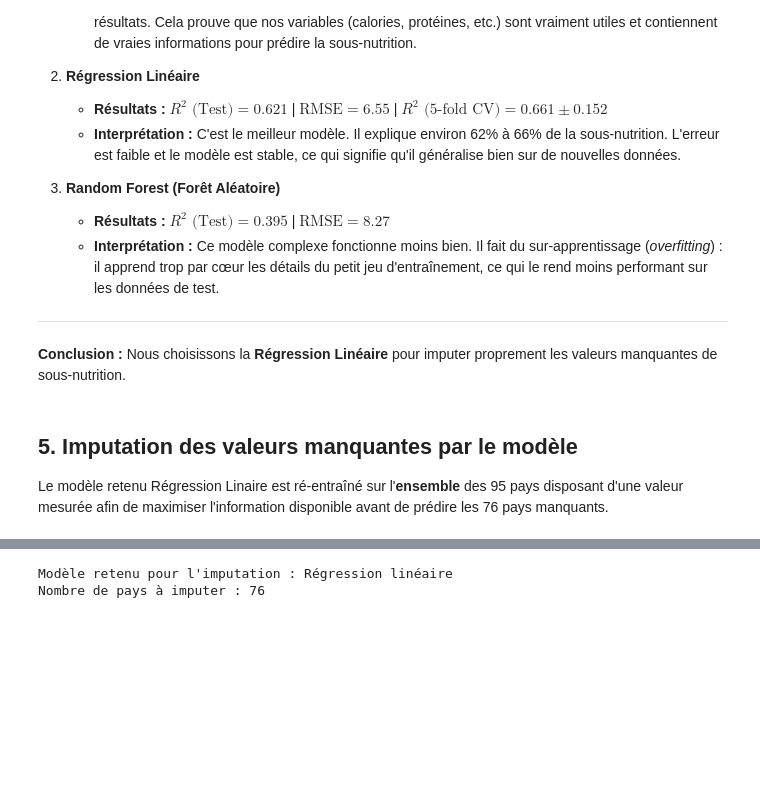
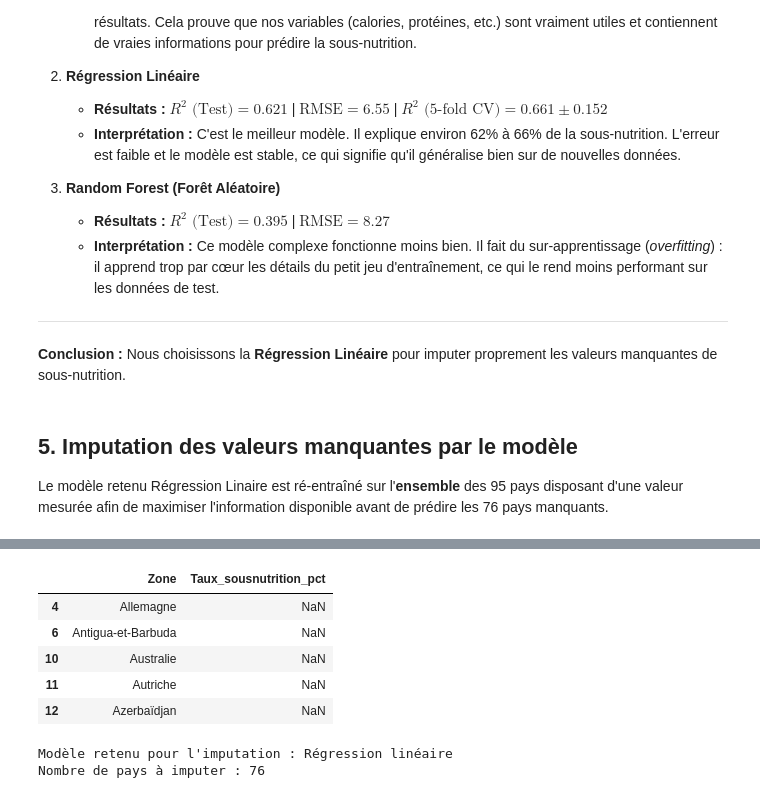
Before and after one commit to XiaoqingGdc/FAO_food_analysis, a Jupyter notebook: FAO_datalab_modelisation.ipynb, the cells around one changed output, grey strips where cells are left out. Drawn from its saved outputs; the diff is of its cells as text; code cells hidden in the pictures; blank space fills up the shorter version.

```diff
--- a/FAO_datalab_modelisation.ipynb
+++ b/FAO_datalab_modelisation.ipynb
@@ -261,3 +277,12 @@ prédire les 76 pays manquants.
+# %%
+df_a_predire[['Zone', 'Taux_sousnutrition_pct']].head()
+# %% [output]
+|  | Zone | Taux_sousnutrition_pct |
+| 4 | Allemagne | NaN |
+| 6 | Antigua-et-Barbuda | NaN |
+| 10 | Australie | NaN |
+| 11 | Autriche | NaN |
+| 12 | Azerbaïdjan | NaN |
 # %%
 modele_final_nom = "Régression linéaire"
 modele_final = LinearRegression()
```
Also changed, not shown: parts of 7 cells of this notebook.
